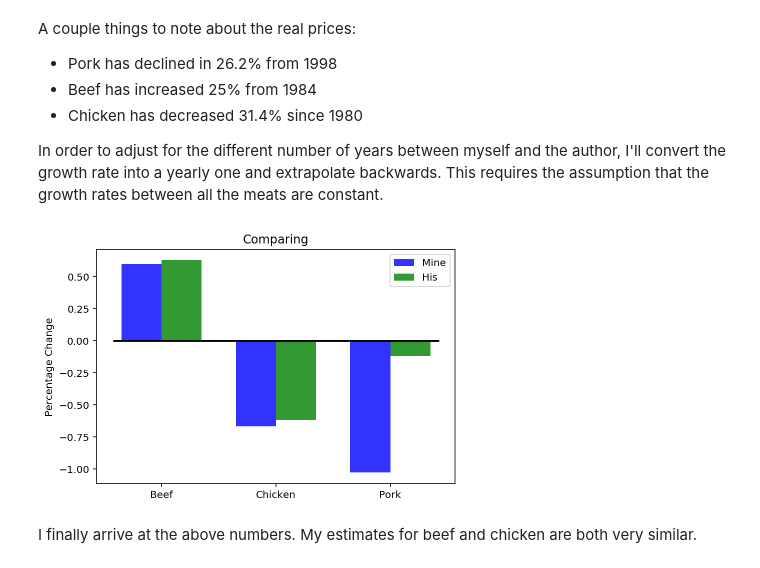
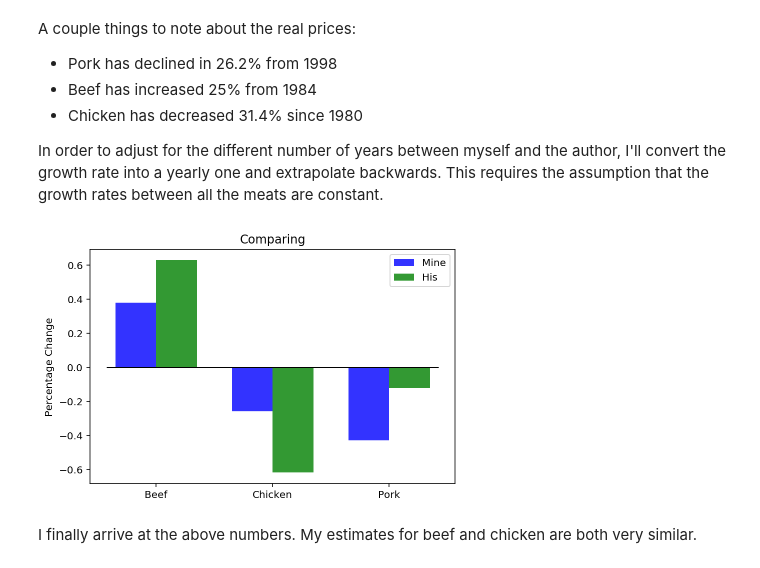
Before and after one commit to ayoskovich/chickens_trust, a Jupyter notebook: price_check.ipynb, the cells around one changed output. Cells and saved outputs as stored; diff of their text form; code cells hidden in the pictures.

Commit message:
Adding new extrapolation

```diff
--- a/price_check.ipynb
+++ b/price_check.ipynb
@@ -51,21 +51,32 @@ plt.ylabel('Price')
 plt.title('Meat Prices Over Time (Real)');
 # %% [output]
 [figure]
-# %%
-his = {
-    'Beef':.63,
-    'Chicken':-.62,
-    'Pork':-.12
-}
-x = (
-    adjust.groupby('Meat').apply(lambda x: get_diff(x, 'cur_price', 'date'))
-    .reset_index()
-    .drop(labels='level_1', axis=1)
-    .assign(NumYears = lambda x: x['End'].dt.year - x['Start'].dt.year)
-    .assign(av = lambda x: x.Change / x.NumYears)
-    .assign(Extrap = lambda x: x.Change / x.NumYears * 85)
-    .assign(his = lambda x: x['Meat'].map(his))
-)
+# %%
+his = {
+    'Beef':.63,
+    'Chicken':-.62,
+    'Pork':-.12
+}
+
+adjust['diff'] = adjust.groupby('Meat')['cur_price'].transform(pd.Series.diff)
+adjust['avg'] = adjust.groupby('Meat')['diff'].transform(np.mean)
+adjust['keep_up'] = (
+    adjust
+    .groupby('Meat')['date']
+    .transform(lambda x:
+               (x.min() - pd.to_datetime(date(1935, 1, 1))) / np.timedelta64(1, 'M')
+              )
+)
+
+adjust = (
+    adjust
+    .groupby('Meat')
+    .apply(lambda x: x.loc[x.date == x.date.min()])
+    .assign(Extrap = lambda x: x.cur_price + x.avg*x.keep_up*-1)
+    .rename(columns={'Meat':'meat'})
+)
+adjust['his'] = adjust['meat'].map(his)
+adjust['Extrap'] = (adjust['cur_price'] - adjust['Extrap']) / adjust['Extrap']
 # %% [markdown]
 A couple things to note about the real prices:
 
@@ -77,34 +88,34 @@ In order to adjust for the different number of years between myself and the auth
 # %%
 n_groups = 3
 
 fig, ax = plt.subplots()
 index = np.arange(n_groups)
 bar_width = 0.35
 opacity = 0.8
 
 rects1 = plt.bar(index,
-                 x['Extrap'],
+                 adjust['Extrap'],
                  bar_width,
                  alpha=opacity,
                  color='b',
                  label='Mine')
 
 rects2 = plt.bar(index + bar_width,
-                 x['his'],
+                 adjust['his'],
                  bar_width,
                  alpha=opacity,
                  color='g',
                  label='His')
 
 plt.hlines(y=0, xmin=-.25, xmax=2.6)
 plt.ylabel('Percentage Change')
 plt.title('Comparing')
 plt.xticks(index + bar_width / 2, ('Beef', 'Chicken', 'Pork'))
 plt.legend()
 
 plt.tight_layout()
 plt.show()
 # %% [output]
-[figure, old version]
+[figure, new version]
 # %% [markdown]
 I finally arrive at the above numbers. My estimates for beef and chicken are both very similar.
```
Also changed, not shown: 5 other files.
